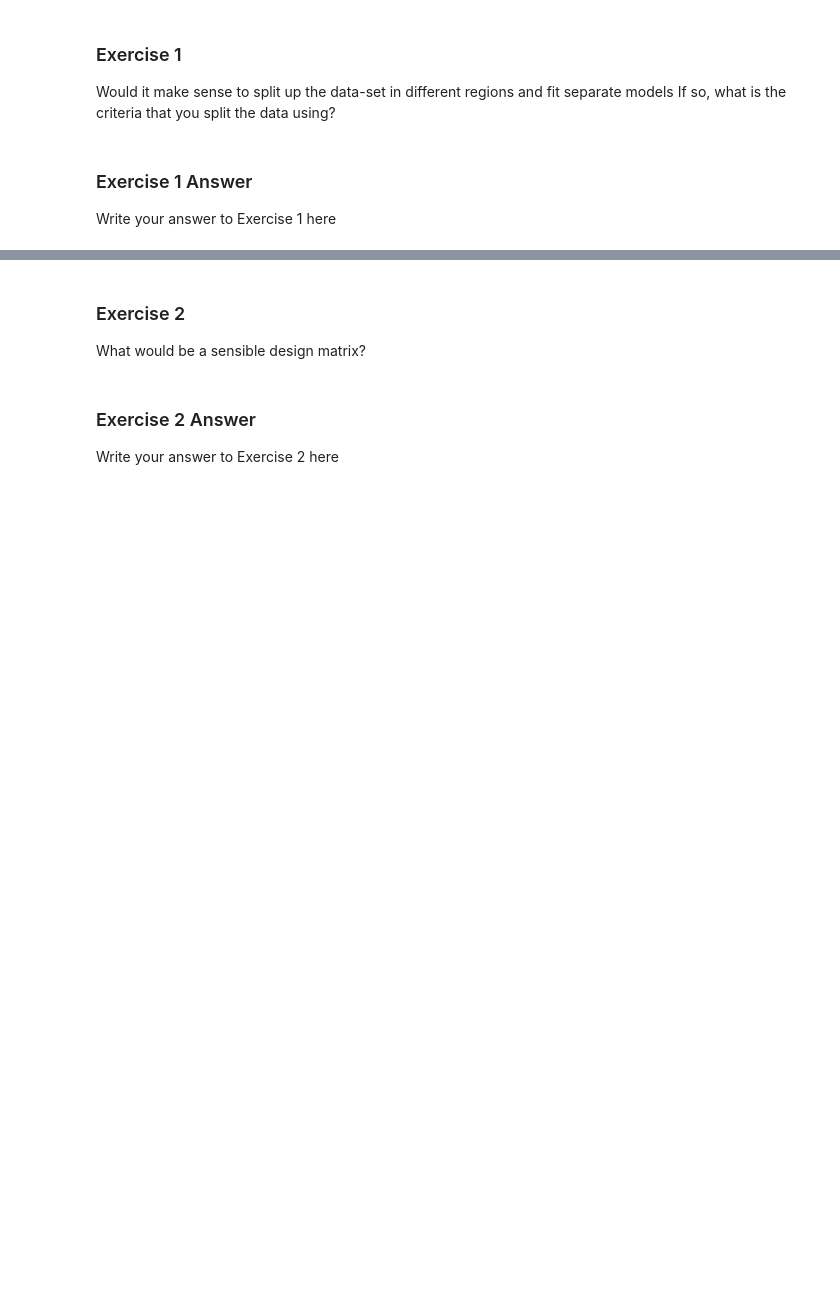
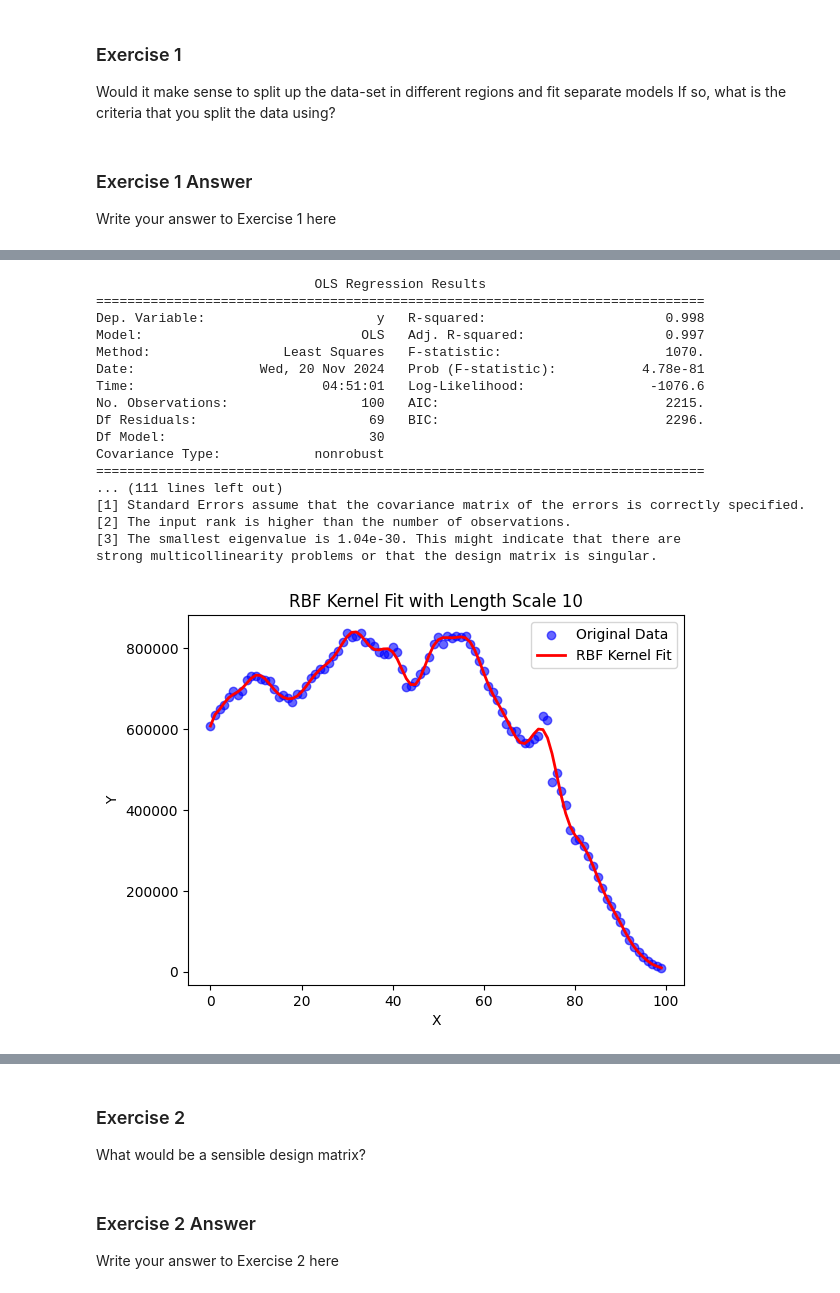
Before and after one commit to TomChen1501/CST, a Jupyter notebook: _notebooks/03-address_glm.ipynb, the cells around one changed output, grey strips where cells are left out. Drawn from its saved outputs; the diff is of its cells as text; code cells hidden in the pictures; blank space fills up the shorter version.

```diff
--- a/_notebooks/03-address_glm.ipynb
+++ b/_notebooks/03-address_glm.ipynb
@@ -813,0 +924,38 @@ Write your answer to Exercise 1 here
+# %%
+phi = rbf_kernel(x[:, np.newaxis], x[:, np.newaxis], 10)
+X = sm.add_constant(phi)
+m_rbf_basis = sm.OLS(y, X)
+model = m_rbf_basis.fit()
+
+print(model.summary())
+
+# Make predictions
+y_pred = model.predict(X)
+
+# Plot original data and predictions
+plt.scatter(x, d, color='blue', label='Original Data', alpha=0.6)
+plt.plot(x, y_pred, color='red', label='RBF Kernel Fit', linewidth=2)
+plt.legend()
+plt.title(f"RBF Kernel Fit with Length Scale {10}")
+plt.xlabel("X")
+plt.ylabel("Y")
+plt.show()
+# %% [output]
+                            OLS Regression Results
+==============================================================================
+Dep. Variable:                      y   R-squared:                       0.998
+Model:                            OLS   Adj. R-squared:                  0.997
+Method:                 Least Squares   F-statistic:                     1070.
+Date:                Wed, 20 Nov 2024   Prob (F-statistic):           4.78e-81
+Time:                        04:51:01   Log-Likelihood:                -1076.6
+No. Observations:                 100   AIC:                             2215.
+Df Residuals:                      69   BIC:                             2296.
+Df Model:                          30
+Covariance Type:            nonrobust
+==============================================================================
+... (111 lines left out)
+[1] Standard Errors assume that the covariance matrix of the errors is correctly specified.
+[2] The input rank is higher than the number of observations.
+[3] The smallest eigenvalue is 1.04e-30. This might indicate that there are
+strong multicollinearity problems or that the design matrix is singular.
+[figure, added]
```
Also changed, not shown: parts of 21 cells of this notebook.
